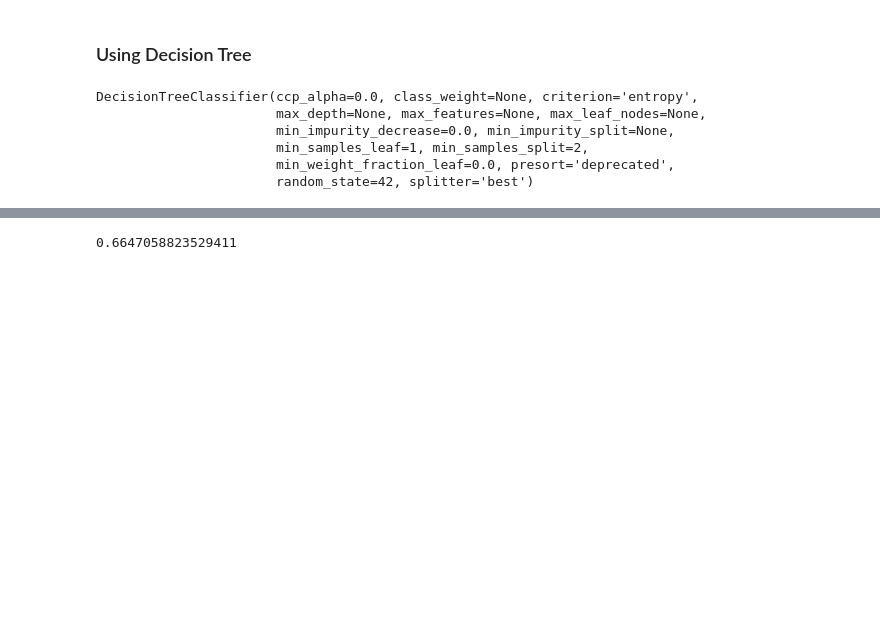
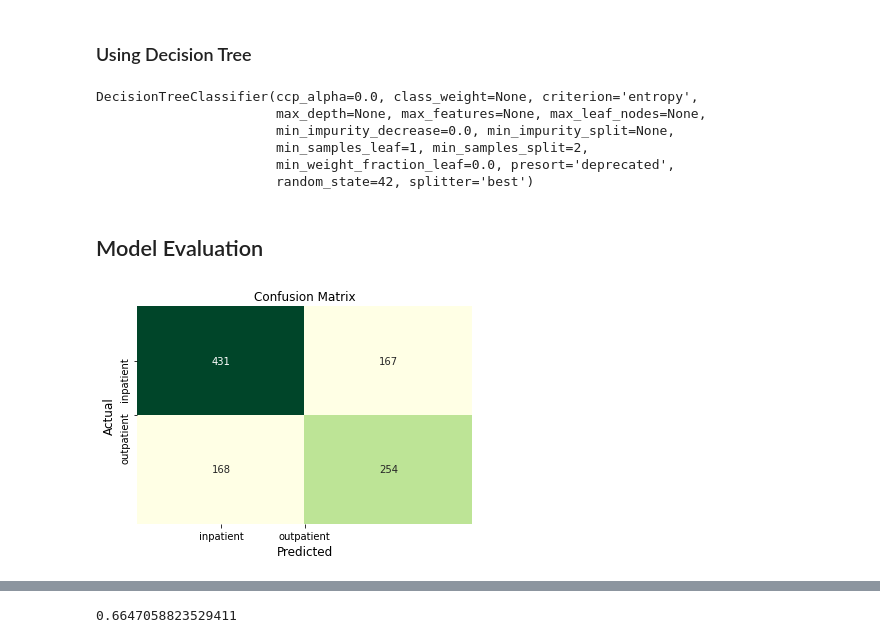
Before and after one commit to Olaoluwakiitan-Olabiyi/BMI-Calculator, a Jupyter notebook: dsn_kaggle_project.ipynb, the cells around one changed output, grey strips where cells are left out. Saved outputs shown, nothing was run; the diff lists cells and outputs as text; code cells hidden in the pictures; blank space fills up the shorter version.

```diff
--- a/dsn_kaggle_project.ipynb
+++ b/dsn_kaggle_project.ipynb
@@ -556,3 +646,9 @@ DecisionTreeClassifier(ccp_alpha=0.0, class_weight=None, criterion='entropy',
                        random_state=42, splitter='best')
 # %%
 dc_pred = dc.predict(x_test)
+# %% [markdown]
+## Model Evaluation
+# %%
+ConfusionMatrix(y_test, dc_pred, label= ['inpatient', 'outpatient'])
+# %% [output]
+[figure, added]
```
Also changed, not shown: parts of 93 cells of this notebook.
